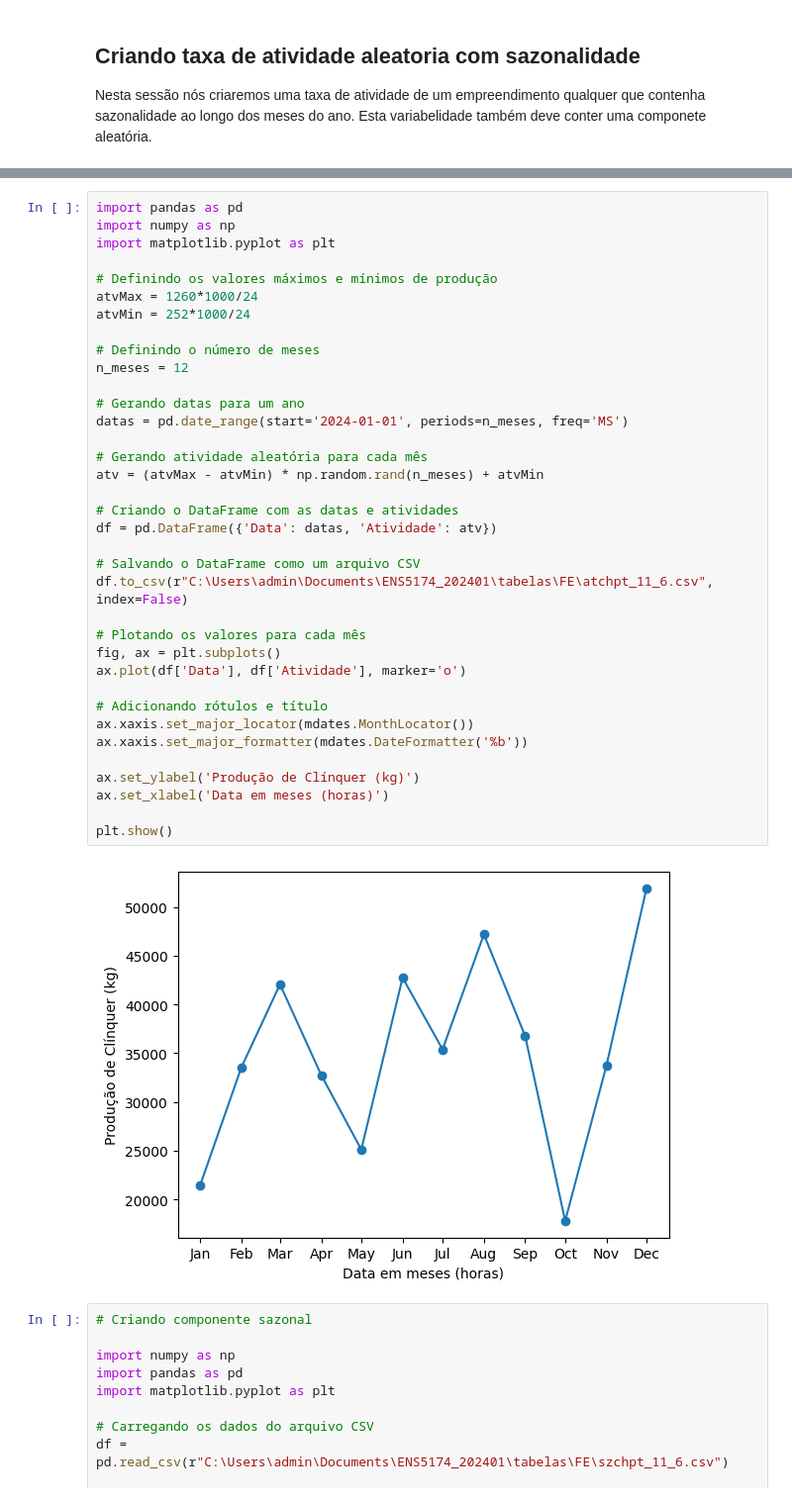
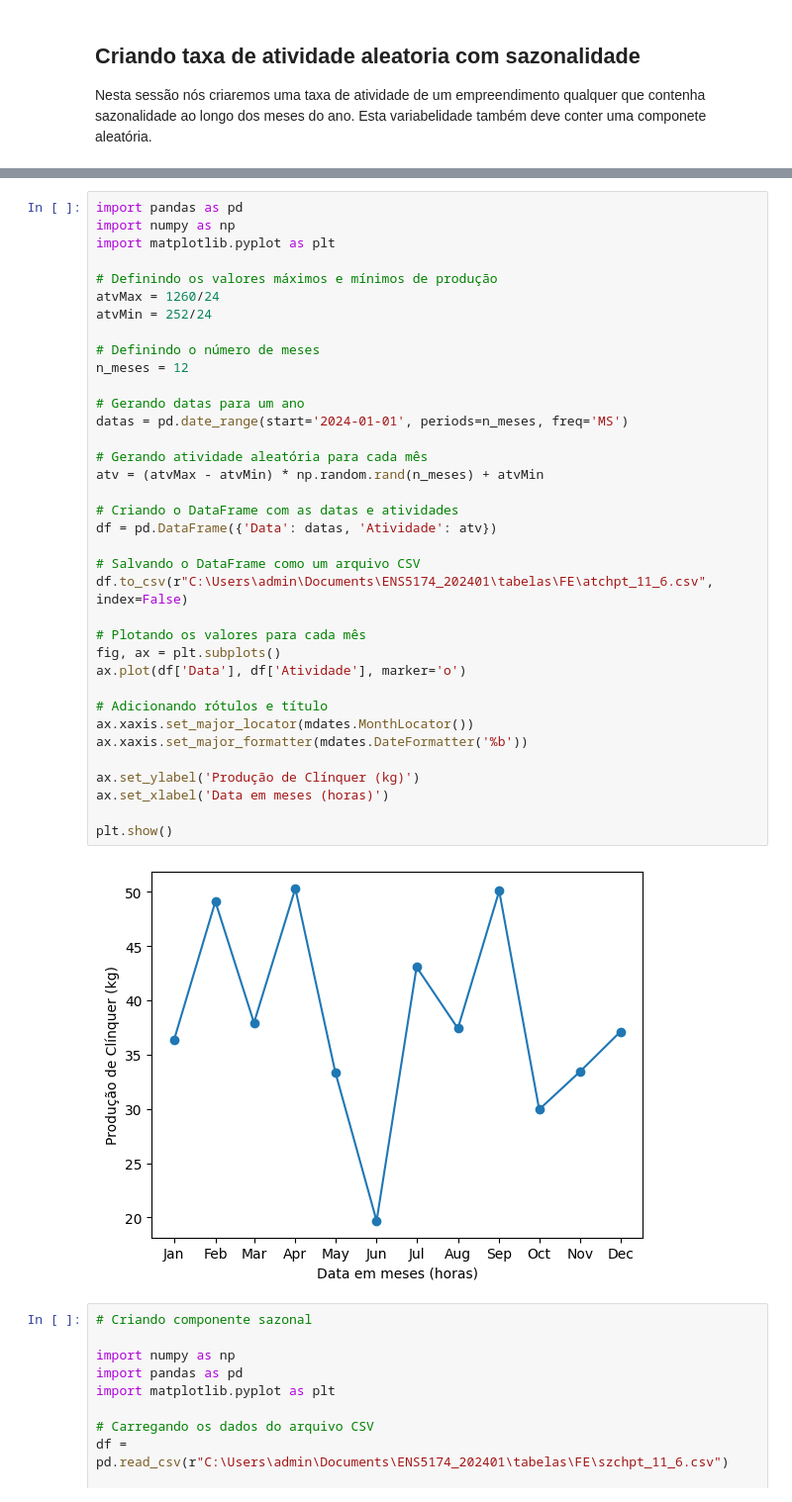
Before and after one commit to ezequieldeconti/ENS5174_202401, a Jupyter notebook: Atividade01_01.ipynb, the cells around one changed output, grey strips where cells are left out. Shown at 99% size. Saved outputs shown, nothing was run; the diff lists cells and outputs as text.

```diff
--- a/Atividade01_01.ipynb
+++ b/Atividade01_01.ipynb
@@ -218,38 +218,38 @@ import numpy as np
 import matplotlib.pyplot as plt
 
 # Definindo os valores máximos e mínimos de produção
-atvMax = 1260*1000/24
-atvMin = 252*1000/24
+atvMax = 1260/24
+atvMin = 252/24
 
 # Definindo o número de meses
 n_meses = 12
 
 # Gerando datas para um ano
 datas = pd.date_range(start='2024-01-01', periods=n_meses, freq='MS')
 
 # Gerando atividade aleatória para cada mês
 atv = (atvMax - atvMin) * np.random.rand(n_meses) + atvMin
 
 # Criando o DataFrame com as datas e atividades
 df = pd.DataFrame({'Data': datas, 'Atividade': atv})
 
 # Salvando o DataFrame como um arquivo CSV
 df.to_csv(r"C:\Users\admin\Documents\ENS5174_202401\tabelas\FE\atchpt_11_6.csv", index=False)
 
 # Plotando os valores para cada mês
 fig, ax = plt.subplots()
 ax.plot(df['Data'], df['Atividade'], marker='o')
 
 # Adicionando rótulos e título
 ax.xaxis.set_major_locator(mdates.MonthLocator())
 ax.xaxis.set_major_formatter(mdates.DateFormatter('%b'))
 
 ax.set_ylabel('Produção de Clínquer (kg)')
 ax.set_xlabel('Data em meses (horas)')
 
 plt.show()
 # %% [output]
-[figure, old version]
+[figure, new version]
 # %%
 # Criando componente sazonal
 
```
Also changed, not shown: parts of 5 cells of this notebook.
